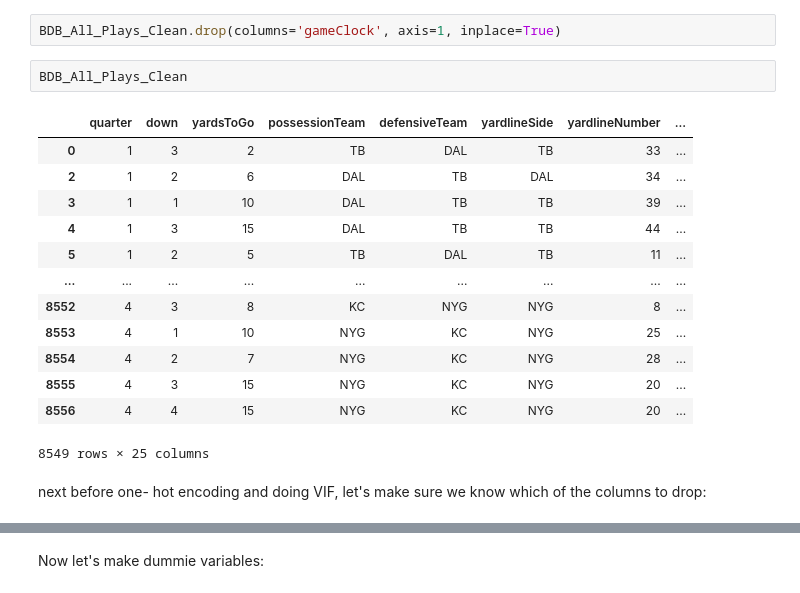
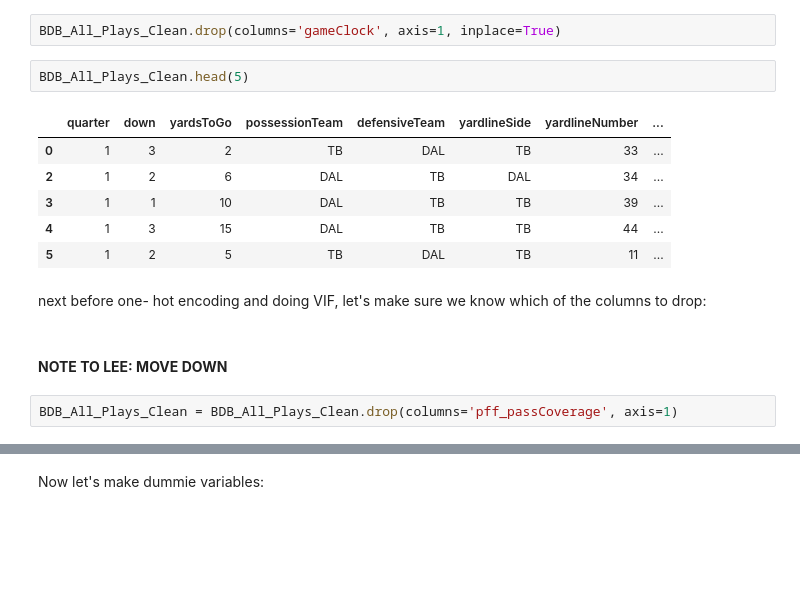
Before and after one commit to LeeMcFarling/AFL_Project, a Jupyter notebook: Modeling/Weekly Assignments/Week_1.ipynb, the cells around one changed output, grey strips where cells are left out. Drawn from its saved outputs; the diff is of its cells as text; blank space fills up the shorter version.

```diff
--- a/Modeling/Weekly Assignments/Week_1.ipynb
+++ b/Modeling/Weekly Assignments/Week_1.ipynb
@@ -389,23 +395,20 @@ It worked. Now let's drop the gameClock variable.
 # %%
 BDB_All_Plays_Clean.drop(columns='gameClock', axis=1, inplace=True)
 # %%
-BDB_All_Plays_Clean
+BDB_All_Plays_Clean.head(5)
 # %% [output]
 |  | quarter | down | yardsToGo | possessionTeam | defensiveTeam | yardlineSide | yardlineNumber | ... |
 | 0 | 1 | 3 | 2 | TB | DAL | TB | 33 | ... |
 | 2 | 1 | 2 | 6 | DAL | TB | DAL | 34 | ... |
 | 3 | 1 | 1 | 10 | DAL | TB | TB | 39 | ... |
 | 4 | 1 | 3 | 15 | DAL | TB | TB | 44 | ... |
 | 5 | 1 | 2 | 5 | TB | DAL | TB | 11 | ... |
-| ... | ... | ... | ... | ... | ... | ... | ... | ... |
-| 8552 | 4 | 3 | 8 | KC | NYG | NYG | 8 | ... |
-| 8553 | 4 | 1 | 10 | NYG | KC | NYG | 25 | ... |
-| 8554 | 4 | 2 | 7 | NYG | KC | NYG | 28 | ... |
-| 8555 | 4 | 3 | 15 | NYG | KC | NYG | 20 | ... |
-| 8556 | 4 | 4 | 15 | NYG | KC | NYG | 20 | ... |
-8549 rows × 25 columns
 # %% [markdown]
 next before one- hot encoding and doing VIF, let's make sure we know which of the columns to drop:
+# %% [markdown]
+#### **NOTE TO LEE: MOVE DOWN**
+# %%
+BDB_All_Plays_Clean = BDB_All_Plays_Clean.drop(columns='pff_passCoverage', axis=1)
 # %%
 BDB_All_Plays_Clean_Categorical = categorify(BDB_All_Plays_Clean)
 profile_dataset(BDB_All_Plays_Clean_Categorical)
```
Also changed, not shown: parts of 18 cells of this notebook, 2 other files.
